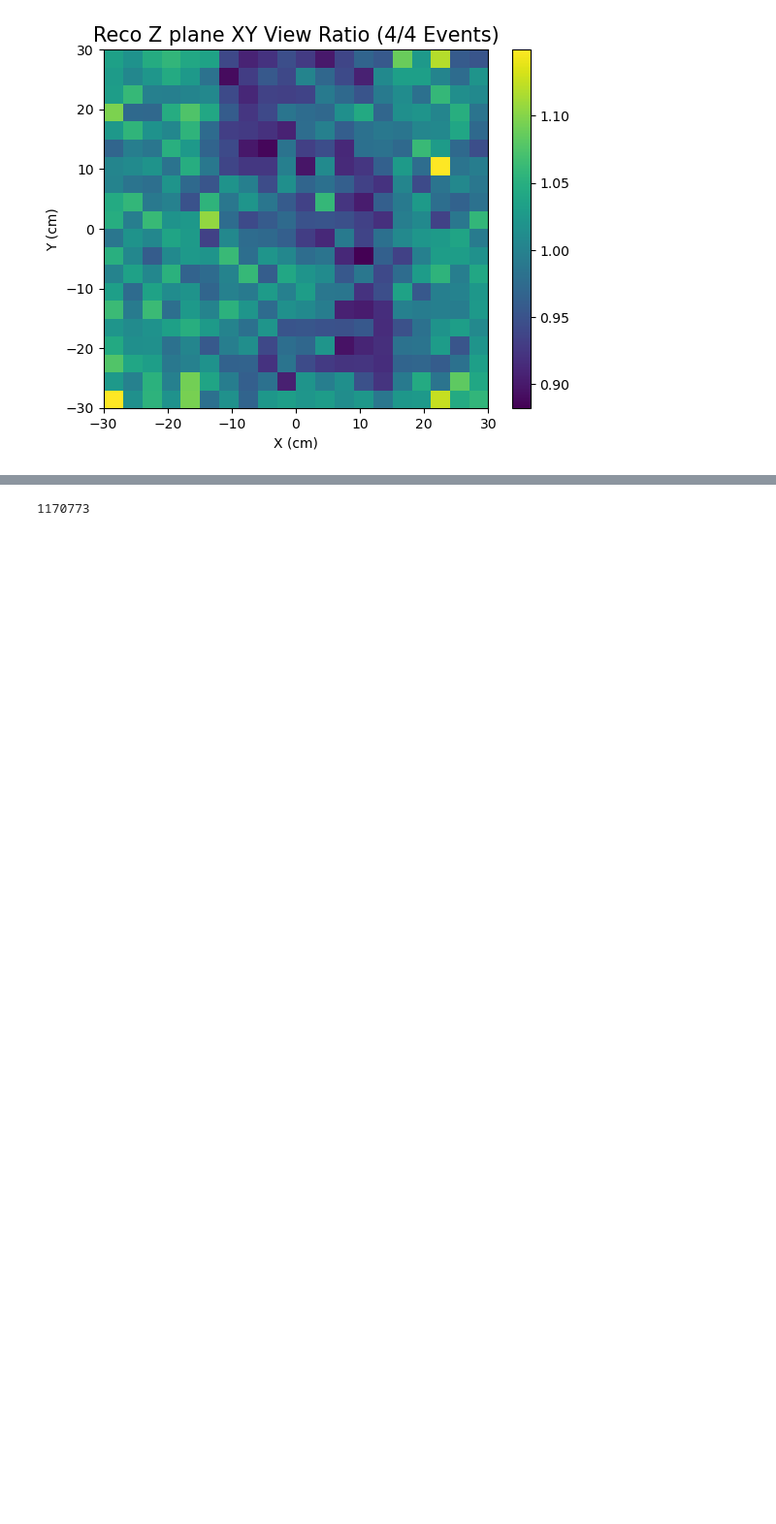
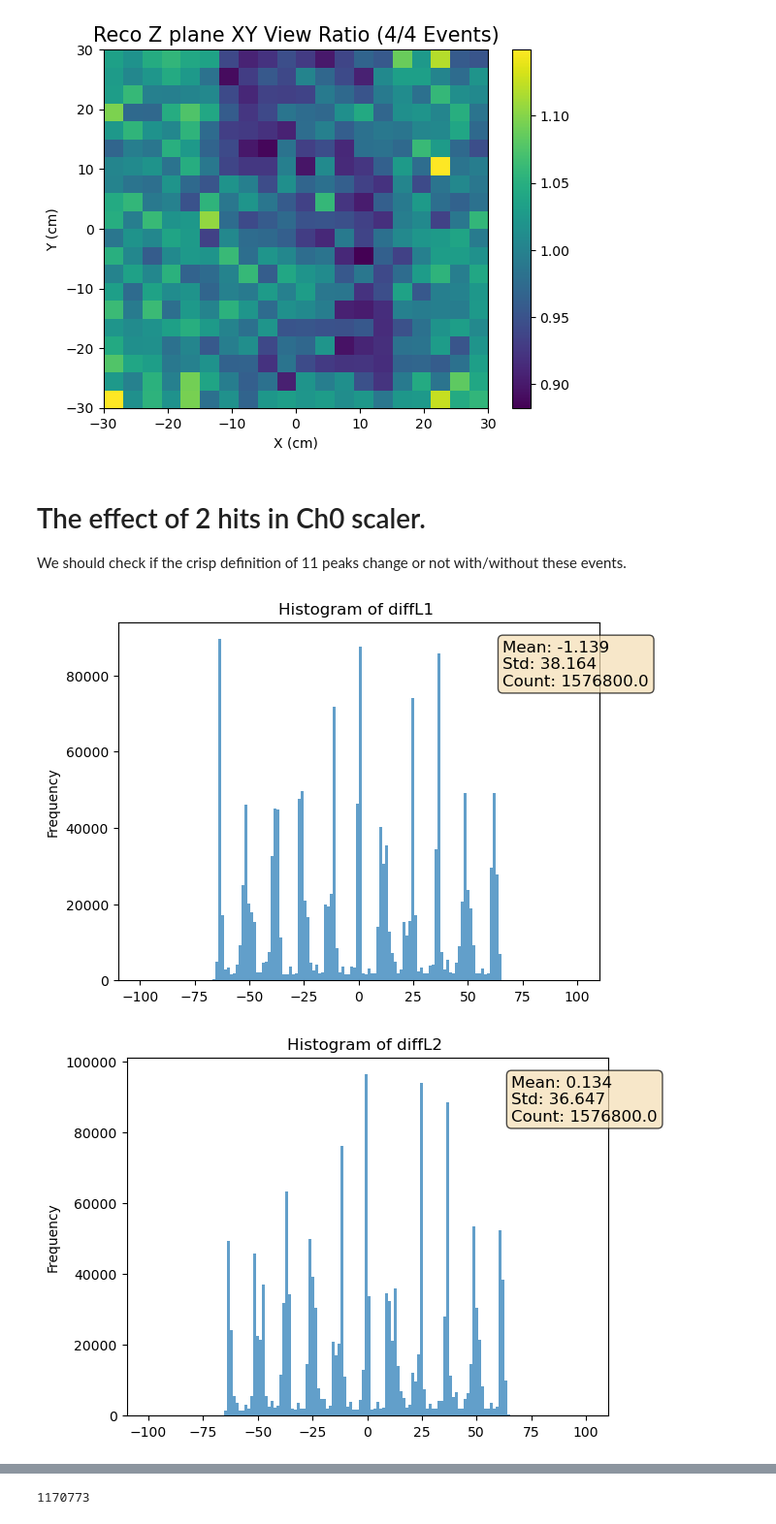
Before and after one commit to shanto268/CrateAnalysis, a Jupyter notebook: MysteryConfig.ipynb, the cells around one changed output, grey strips where cells are left out. Shown at 97% size. Drawn from its saved outputs; the diff is of its cells as text; code cells hidden in the pictures; blank space fills up the shorter version.

```diff
--- a/MysteryConfig.ipynb
+++ b/MysteryConfig.ipynb
@@ -253,3 +255,18 @@ yy_lead, yy_calib = getSameSizeData(mdfo_lead, mdfo_calib, "yy1")
 getRatioPlot([xx_lead,xx_calib],[yy_lead,yy_calib],bins=(20,20),axes=[-30,30],title="4/4 Events")
 # %% [output]
 [figure]
+# %% [markdown]
+# The effect of 2 hits in Ch0 scaler.
+
+We should check if the crisp definition of 11 peaks change or not with/without these events.
+# %%
+mdfo_lead.reload()
+mdfo_lead.keep4by4Events()
+
+mdfo_lead.getHistogram("diffL1",nbins=150,range=(-100,100))
+mdfo_lead.getHistogram("diffL2",nbins=150,range=(-100,100))
+mdfo_lead.getHistogram("diffL3",nbins=150,range=(-100,100))
+mdfo_lead.getHistogram("diffL4",nbins=150,range=(-100,100))
+# %% [output]
+[figure, added]
+[figure, added]
```
Also changed, not shown: parts of 41 cells of this notebook, 2 other files.
